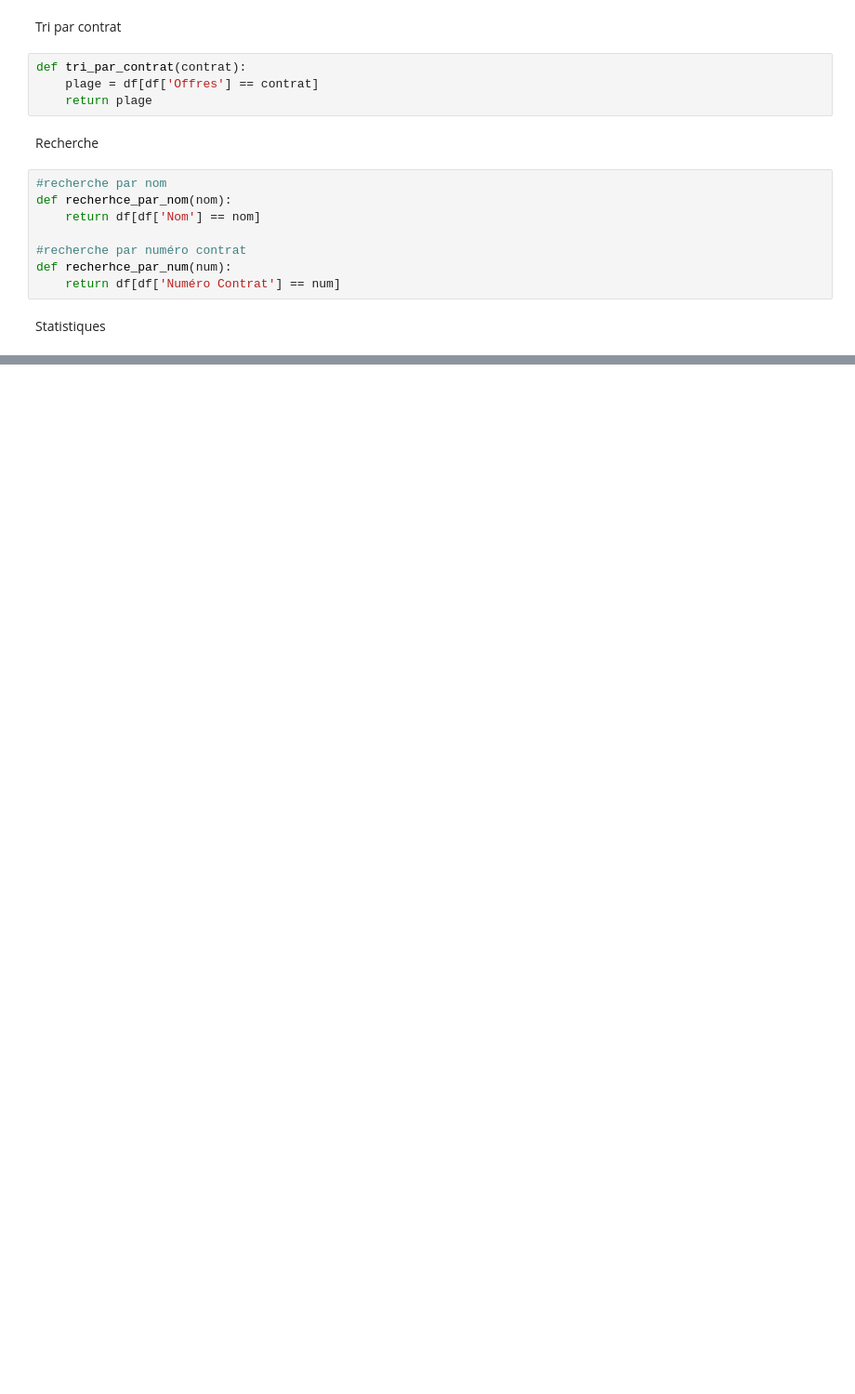
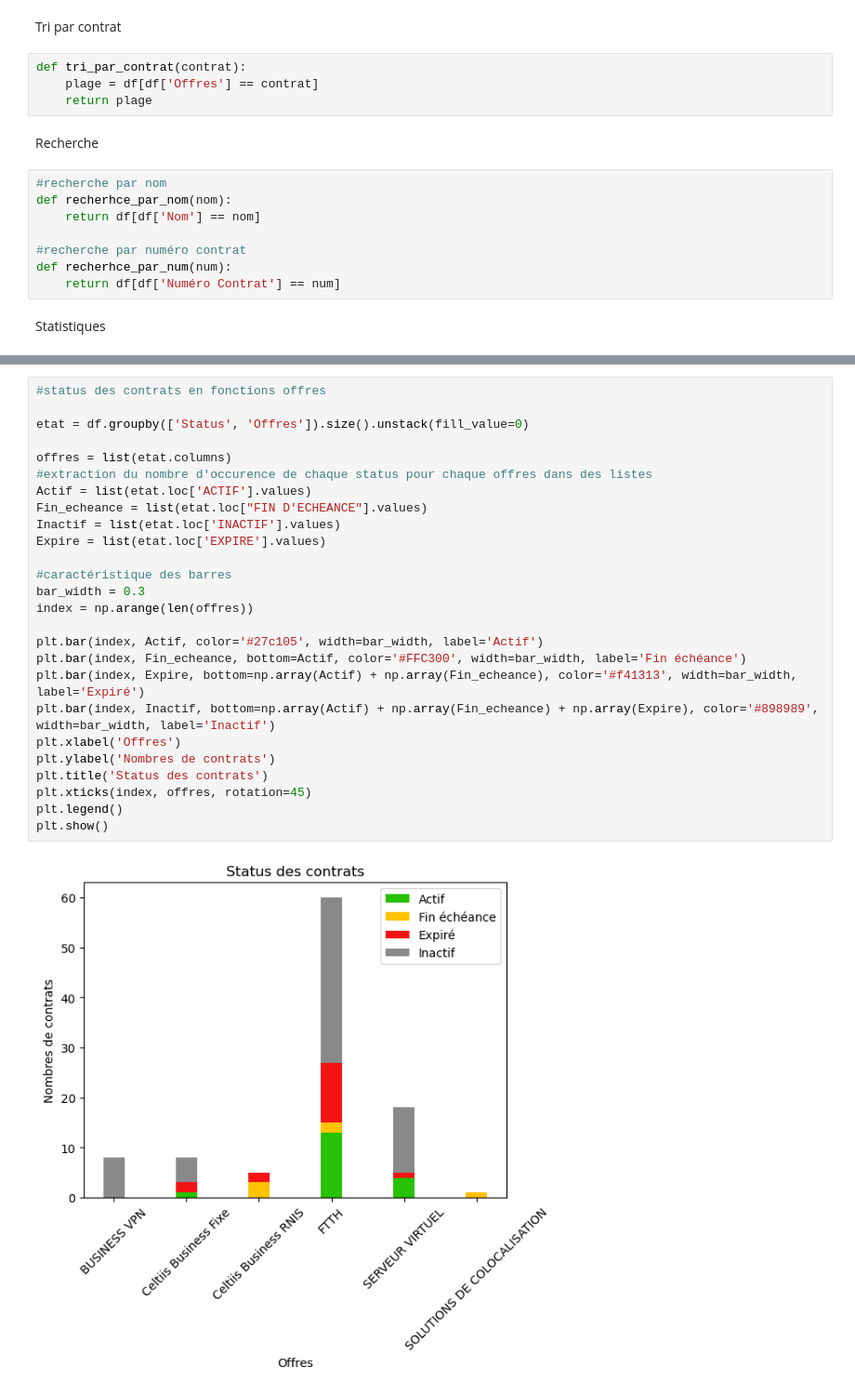
Before and after one commit to Zchristian955/Dashbord_suivi_contrat, a Jupyter notebook: backend.ipynb, the cells around one changed output, grey strips where cells are left out. Shown at 93% size. Saved outputs shown, nothing was run; the diff lists cells and outputs as text; blank space fills up the shorter version.

```diff
--- a/backend.ipynb
+++ b/backend.ipynb
@@ -76,0 +154,28 @@ Statistiques
+# %%
+#status des contrats en fonctions offres
+
+etat = df.groupby(['Status', 'Offres']).size().unstack(fill_value=0)
+
+offres = list(etat.columns)
+#extraction du nombre d'occurence de chaque status pour chaque offres dans des listes
+Actif = list(etat.loc['ACTIF'].values)
+Fin_echeance = list(etat.loc["FIN D'ECHEANCE"].values)
+Inactif = list(etat.loc['INACTIF'].values)
+Expire = list(etat.loc['EXPIRE'].values)
+
+#caractéristique des barres
+bar_width = 0.3
+index = np.arange(len(offres))
+
+plt.bar(index, Actif, color='#27c105', width=bar_width, label='Actif')
+plt.bar(index, Fin_echeance, bottom=Actif, color='#FFC300', width=bar_width, label='Fin échéance')
+plt.bar(index, Expire, bottom=np.array(Actif) + np.array(Fin_echeance), color='#f41313', width=bar_width, label='Expiré')
+plt.bar(index, Inactif, bottom=np.array(Actif) + np.array(Fin_echeance) + np.array(Expire), color='#898989', width=bar_width, label='Inactif')
+plt.xlabel('Offres')
+plt.ylabel('Nombres de contrats')
+plt.title('Status des contrats')
+plt.xticks(index, offres, rotation=45)
+plt.legend()
+plt.show()
+# %% [output]
+[figure, added]
```
Also changed, not shown: parts of 9 cells of this notebook, 9 other files.
